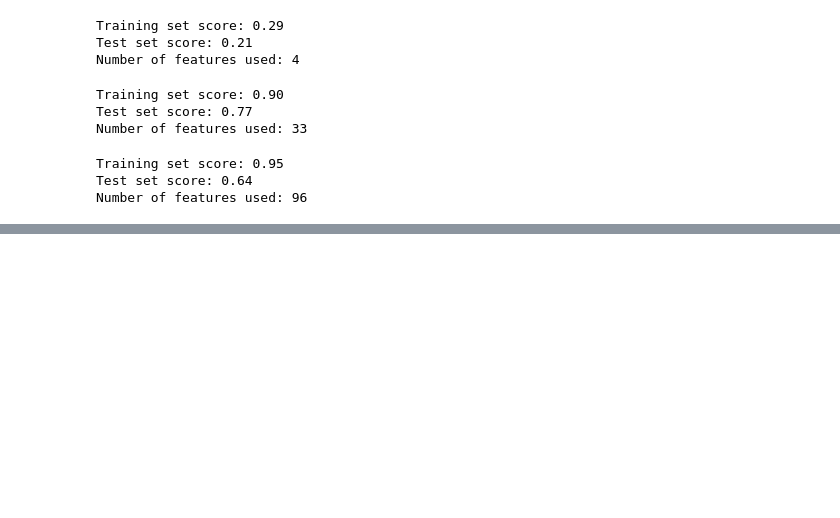
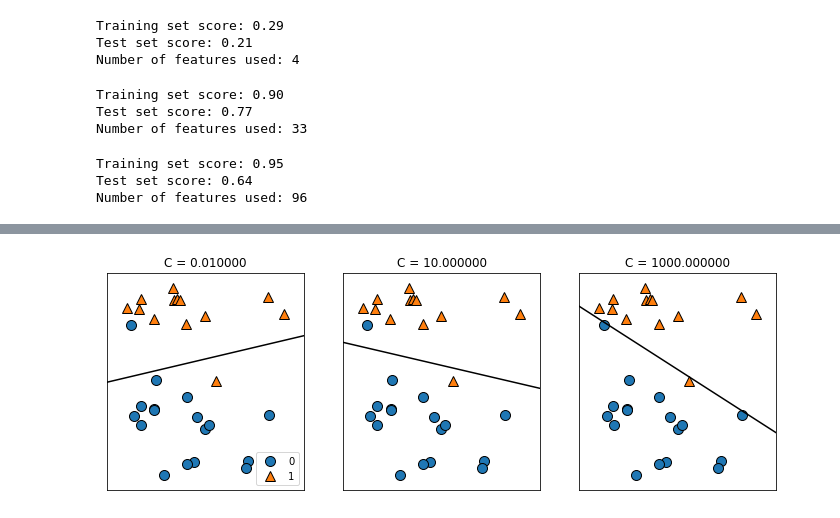
Before and after one commit to lizonglin313/learnML, a Jupyter notebook: JupyterNotebook/some_SampleData.ipynb, the cells around one changed output, grey strips where cells are left out. Saved outputs shown, nothing was run; the diff lists cells and outputs as text; code cells hidden in the pictures; blank space fills up the shorter version.

```diff
--- a/JupyterNotebook/some_SampleData.ipynb
+++ b/JupyterNotebook/some_SampleData.ipynb
@@ -354,0 +390,5 @@ Number of features used: 96
+# %%
+# 不同的 C 值 对应不同的正则化强度，C 越大 表示 强正则化
+mglearn.plots.plot_linear_svc_regularization()
+# %% [output]
+[figure, added]
```
Also changed, not shown: parts of 14 cells of this notebook, 2 other files.
